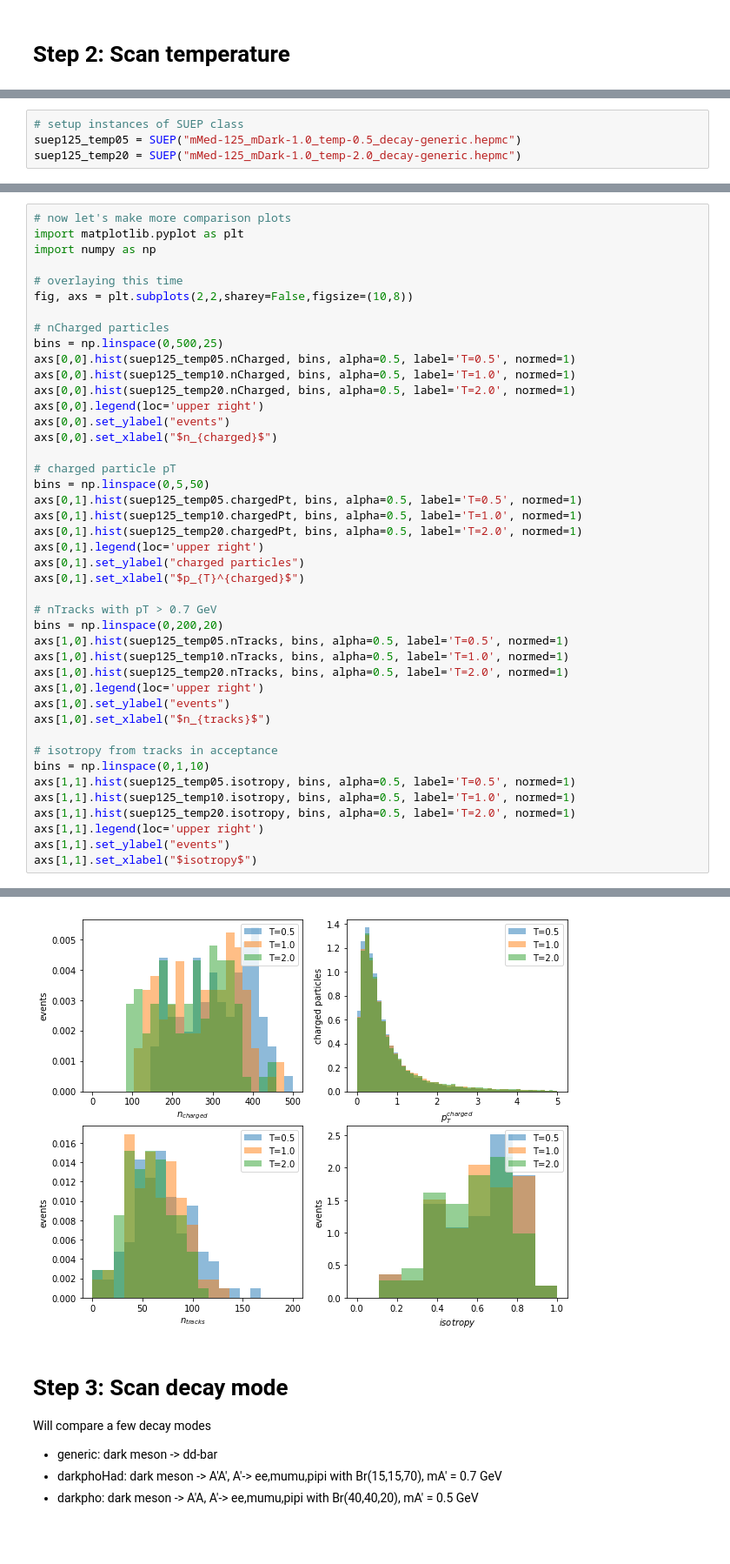
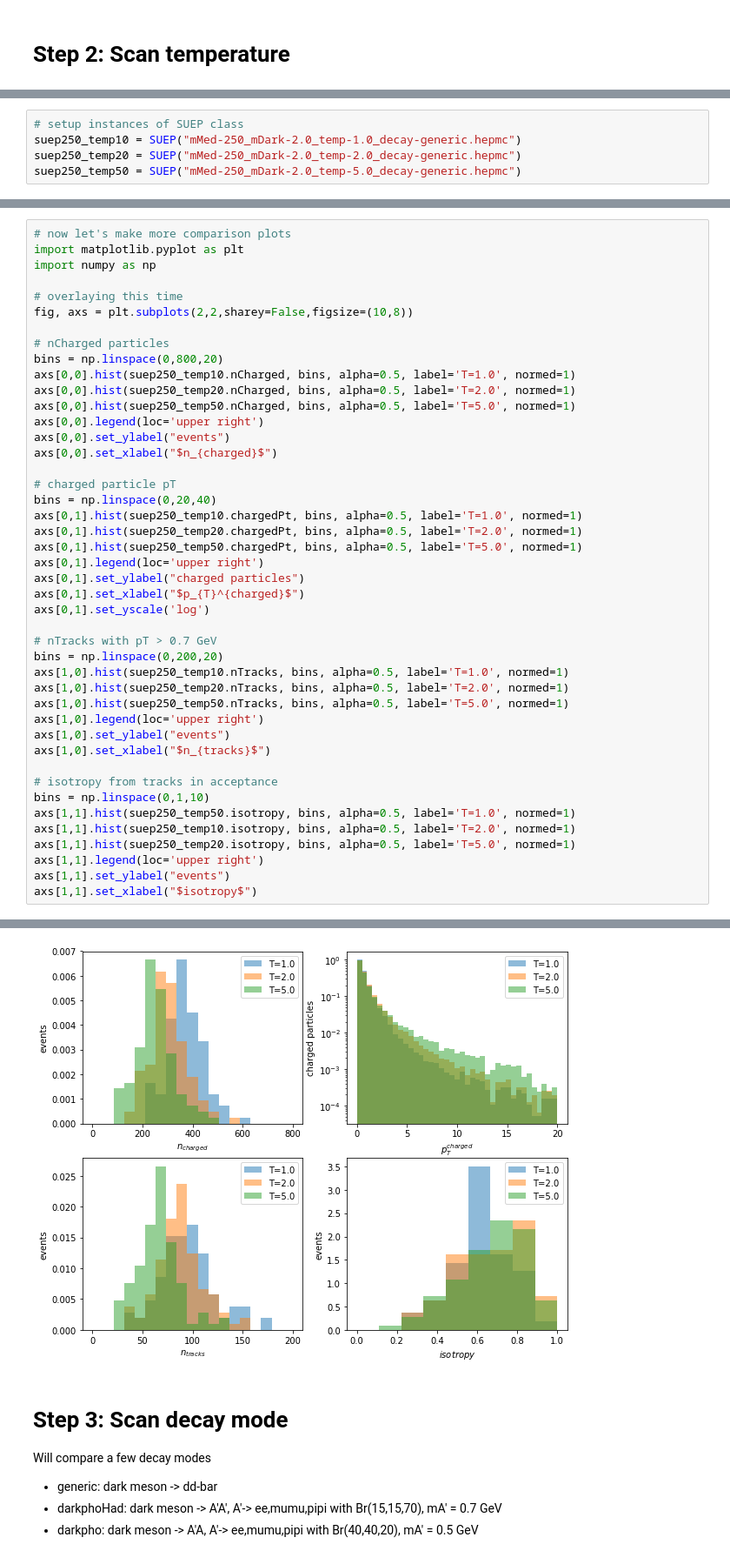
Before and after one commit to kdipetri/suepTutorial, a Jupyter notebook: tutorial.ipynb, the cells around one changed output, grey strips where cells are left out. Shown: that part at 87% size. Cells and saved outputs as stored; diff of their text form; blank space fills up the shorter version.

```diff
--- a/tutorial.ipynb
+++ b/tutorial.ipynb
@@ -180,6 +185,7 @@ isotropy = 0.71
 # %%
 # setup instances of SUEP class
-suep125_temp05 = SUEP("mMed-125_mDark-1.0_temp-0.5_decay-generic.hepmc")
-suep125_temp20 = SUEP("mMed-125_mDark-1.0_temp-2.0_decay-generic.hepmc")
+suep250_temp10 = SUEP("mMed-250_mDark-2.0_temp-1.0_decay-generic.hepmc")
+suep250_temp20 = SUEP("mMed-250_mDark-2.0_temp-2.0_decay-generic.hepmc")
+suep250_temp50 = SUEP("mMed-250_mDark-2.0_temp-5.0_decay-generic.hepmc")
 # %%
 # process events
@@ -193,48 +201,49 @@ Processing mMed-125_mDark-1.0_temp-2.0_decay-generic.hepmc
 # now let's make more comparison plots
 import matplotlib.pyplot as plt
 import numpy as np
 
 # overlaying this time
 fig, axs = plt.subplots(2,2,sharey=False,figsize=(10,8))
 
 # nCharged particles
-bins = np.linspace(0,500,25)
-axs[0,0].hist(suep125_temp05.nCharged, bins, alpha=0.5, label='T=0.5', normed=1)
-axs[0,0].hist(suep125_temp10.nCharged, bins, alpha=0.5, label='T=1.0', normed=1)
-axs[0,0].hist(suep125_temp20.nCharged, bins, alpha=0.5, label='T=2.0', normed=1)
+bins = np.linspace(0,800,20)
+axs[0,0].hist(suep250_temp10.nCharged, bins, alpha=0.5, label='T=1.0', normed=1)
+axs[0,0].hist(suep250_temp20.nCharged, bins, alpha=0.5, label='T=2.0', normed=1)
+axs[0,0].hist(suep250_temp50.nCharged, bins, alpha=0.5, label='T=5.0', normed=1)
 axs[0,0].legend(loc='upper right')
 axs[0,0].set_ylabel("events")
 axs[0,0].set_xlabel("$n_{charged}$")
 
 # charged particle pT
-bins = np.linspace(0,5,50)
-axs[0,1].hist(suep125_temp05.chargedPt, bins, alpha=0.5, label='T=0.5', normed=1)
-axs[0,1].hist(suep125_temp10.chargedPt, bins, alpha=0.5, label='T=1.0', normed=1)
-axs[0,1].hist(suep125_temp20.chargedPt, bins, alpha=0.5, label='T=2.0', normed=1)
+bins = np.linspace(0,20,40)
+axs[0,1].hist(suep250_temp10.chargedPt, bins, alpha=0.5, label='T=1.0', normed=1)
+axs[0,1].hist(suep250_temp20.chargedPt, bins, alpha=0.5, label='T=2.0', normed=1)
+axs[0,1].hist(suep250_temp50.chargedPt, bins, alpha=0.5, label='T=5.0', normed=1)
 axs[0,1].legend(loc='upper right')
 axs[0,1].set_ylabel("charged particles")
 axs[0,1].set_xlabel("$p_{T}^{charged}$")
+axs[0,1].set_yscale('log')
 
 # nTracks with pT > 0.7 GeV
 bins = np.linspace(0,200,20)
-axs[1,0].hist(suep125_temp05.nTracks, bins, alpha=0.5, label='T=0.5', normed=1)
-axs[1,0].hist(suep125_temp10.nTracks, bins, alpha=0.5, label='T=1.0', normed=1)
-axs[1,0].hist(suep125_temp20.nTracks, bins, alpha=0.5, label='T=2.0', normed=1)
+axs[1,0].hist(suep250_temp10.nTracks, bins, alpha=0.5, label='T=1.0', normed=1)
+axs[1,0].hist(suep250_temp20.nTracks, bins, alpha=0.5, label='T=2.0', normed=1)
+axs[1,0].hist(suep250_temp50.nTracks, bins, alpha=0.5, label='T=5.0', normed=1)
 axs[1,0].legend(loc='upper right')
 axs[1,0].set_ylabel("events")
 axs[1,0].set_xlabel("$n_{tracks}$")
 
 # isotropy from tracks in acceptance
 bins = np.linspace(0,1,10)
-axs[1,1].hist(suep125_temp05.isotropy, bins, alpha=0.5, label='T=0.5', normed=1)
-axs[1,1].hist(suep125_temp10.isotropy, bins, alpha=0.5, label='T=1.0', normed=1)
-axs[1,1].hist(suep125_temp20.isotropy, bins, alpha=0.5, label='T=2.0', normed=1)
+axs[1,1].hist(suep250_temp50.isotropy, bins, alpha=0.5, label='T=1.0', normed=1)
+axs[1,1].hist(suep250_temp10.isotropy, bins, alpha=0.5, label='T=2.0', normed=1)
+axs[1,1].hist(suep250_temp20.isotropy, bins, alpha=0.5, label='T=5.0', normed=1)
 axs[1,1].legend(loc='upper right')
 axs[1,1].set_ylabel("events")
 axs[1,1].set_xlabel("$isotropy$")
 # %% [output]
 Text(0.5, 0, '$isotropy$')
-[figure, old version]
+[figure, new version]
 # %% [markdown]
 # Step 3: Scan decay mode
 
```
Also changed, not shown: parts of 14 cells of this notebook, 1 other file.
